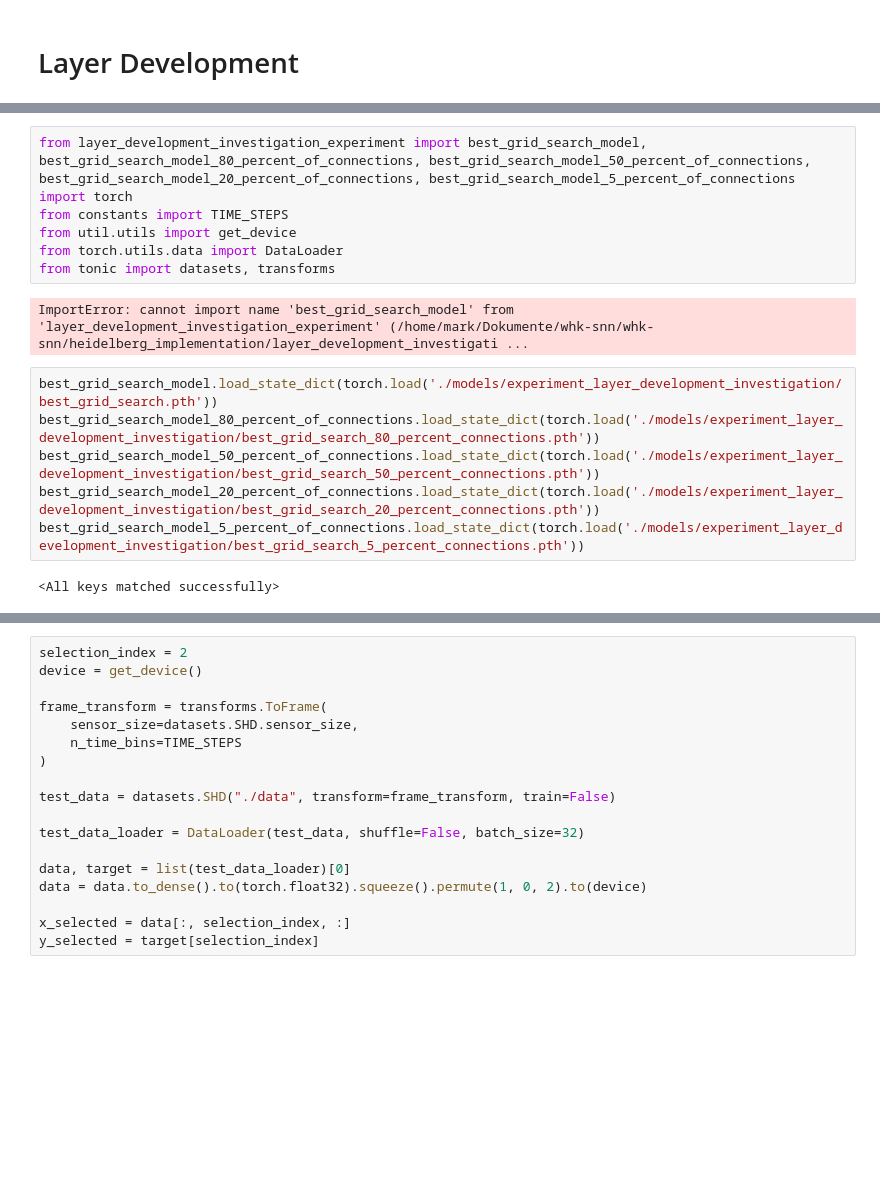
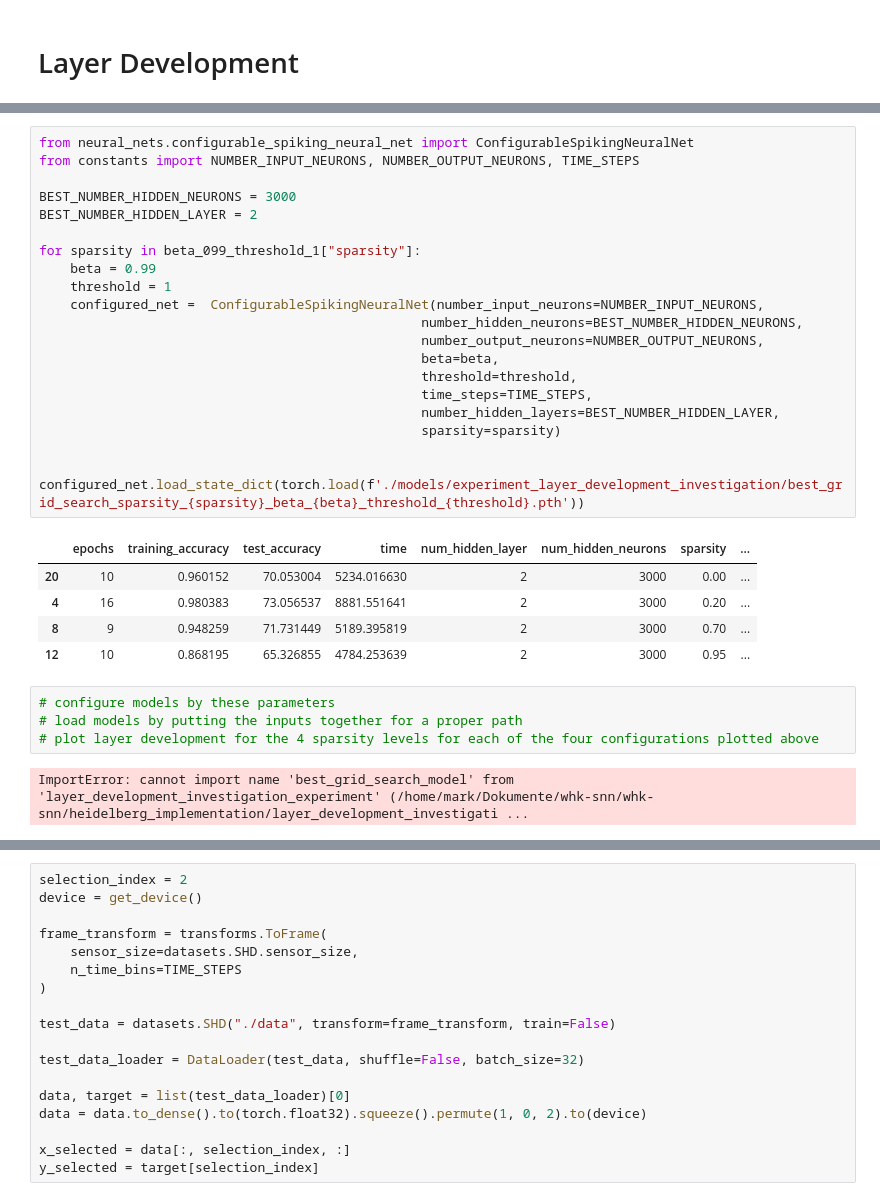
Before and after one commit to ForzaMark/whk-snn, a Jupyter notebook: heidelberg_implementation/layer_development_investiagtion_evaluation.ipynb, the cells around one changed output, grey strips where cells are left out. Drawn from its saved outputs; the diff is of its cells as text; blank space fills up the shorter version.

```diff
--- a/heidelberg_implementation/layer_development_investiagtion_evaluation.ipynb
+++ b/heidelberg_implementation/layer_development_investiagtion_evaluation.ipynb
@@ -42,17 +119,32 @@ df["average_training_time_per_epoch"] = df["time"] / df["epochs"]
+# %%
+from neural_nets.configurable_spiking_neural_net import ConfigurableSpikingNeuralNet
+from constants import NUMBER_INPUT_NEURONS, NUMBER_OUTPUT_NEURONS, TIME_STEPS
+
+BEST_NUMBER_HIDDEN_NEURONS = 3000
+BEST_NUMBER_HIDDEN_LAYER = 2
+
+for sparsity in beta_099_threshold_1["sparsity"]:
+    beta = 0.99
+    threshold = 1
+    configured_net =  ConfigurableSpikingNeuralNet(number_input_neurons=NUMBER_INPUT_NEURONS,
+                                                 number_hidden_neurons=BEST_NUMBER_HIDDEN_NEURONS,
+                                                 number_output_neurons=NUMBER_OUTPUT_NEURONS,
+                                                 beta=beta,
+                                                 threshold=threshold,
+                                                 time_steps=TIME_STEPS,
+                                                 number_hidden_layers=BEST_NUMBER_HIDDEN_LAYER,
+                                                 sparsity=sparsity)
+
+    configured_net.load_state_dict(torch.load(f'./models/experiment_layer_development_investigation/best_grid_search_sparsity_{sparsity}_beta_{beta}_threshold_{threshold}.pth'))
+# %% [output]
+|  | epochs | training_accuracy | test_accuracy | time | num_hidden_layer | num_hidden_neurons | sparsity | ... |
+| 20 | 10 | 0.960152 | 70.053004 | 5234.016630 | 2 | 3000 | 0.00 | ... |
+| 4 | 16 | 0.980383 | 73.056537 | 8881.551641 | 2 | 3000 | 0.20 | ... |
+| 8 | 9 | 0.948259 | 71.731449 | 5189.395819 | 2 | 3000 | 0.70 | ... |
+| 12 | 10 | 0.868195 | 65.326855 | 4784.253639 | 2 | 3000 | 0.95 | ... |
 # %%
-from layer_development_investigation_experiment import best_grid_search_model, best_grid_search_model_80_percent_of_connections, best_grid_search_model_50_percent_of_connections, best_grid_search_model_20_percent_of_connections, best_grid_search_model_5_percent_of_connections
-import torch
-from constants import TIME_STEPS
-from util.utils import get_device
-from torch.utils.data import DataLoader
-from tonic import datasets, transforms
+# configure models by these parameters
+# load models by putting the inputs together for a proper path
+# plot layer development for the 4 sparsity levels for each of the four configurations plotted above
 # %% [output]
 ImportError: cannot import name 'best_grid_search_model' from 'layer_development_investigation_experiment' (/home/mark/Dokumente/whk-snn/whk-snn/heidelberg_implementation/layer_development_investigati ...
-# %%
-best_grid_search_model.load_state_dict(torch.load('./models/experiment_layer_development_investigation/best_grid_search.pth'))
-best_grid_search_model_80_percent_of_connections.load_state_dict(torch.load('./models/experiment_layer_development_investigation/best_grid_search_80_percent_connections.pth'))
-best_grid_search_model_50_percent_of_connections.load_state_dict(torch.load('./models/experiment_layer_development_investigation/best_grid_search_50_percent_connections.pth'))
-best_grid_search_model_20_percent_of_connections.load_state_dict(torch.load('./models/experiment_layer_development_investigation/best_grid_search_20_percent_connections.pth'))
-best_grid_search_model_5_percent_of_connections.load_state_dict(torch.load('./models/experiment_layer_development_investigation/best_grid_search_5_percent_connections.pth'))
-# %% [output]
-<All keys matched successfully>
```
Also changed, not shown: parts of 5 cells of this notebook.
